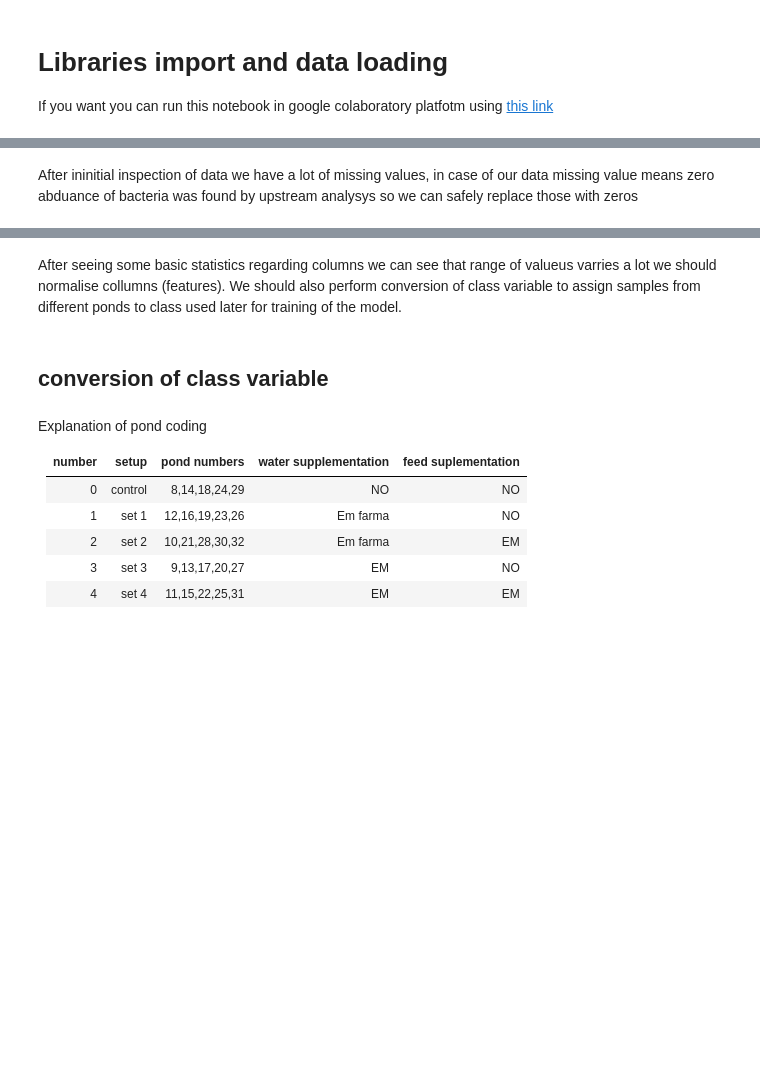
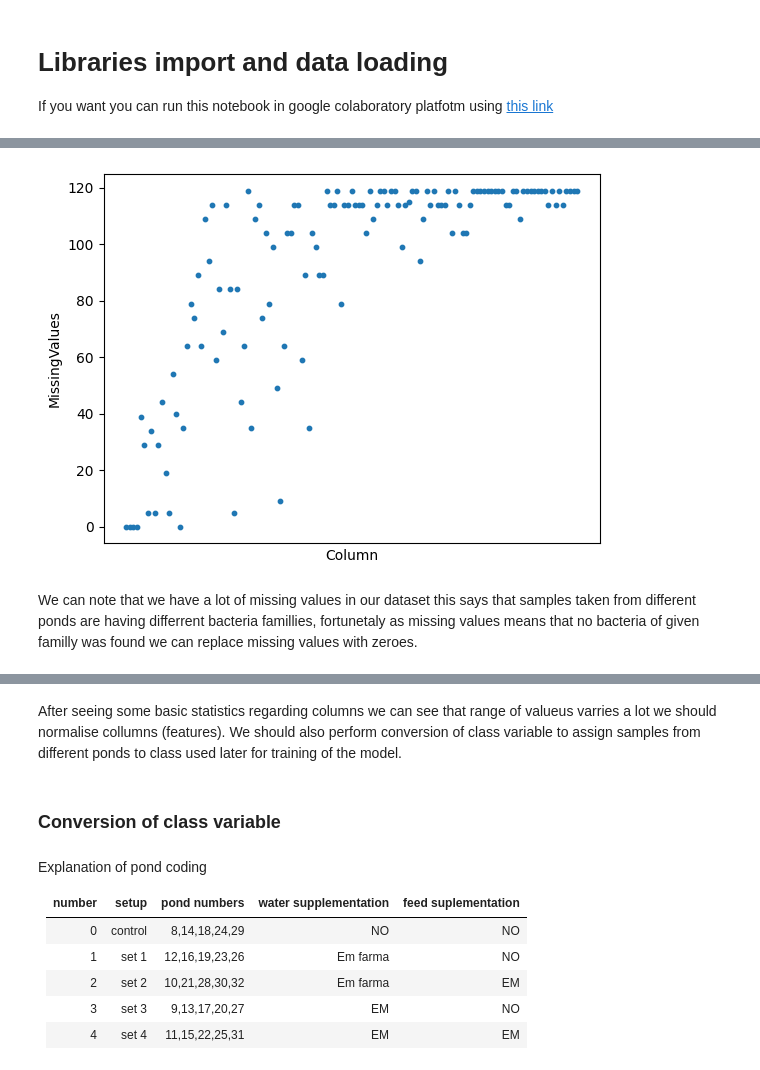
Before and after one commit to paq88/Fish_neural_network_classifier, a Jupyter notebook: Gut_analysis/Gut_1_FNN.ipynb, the cells around one changed output, grey strips where cells are left out. Cells and saved outputs as stored; diff of their text form; code cells hidden in the pictures; blank space fills up the shorter version.

```diff
--- a/Gut_analysis/Gut_1_FNN.ipynb
+++ b/Gut_analysis/Gut_1_FNN.ipynb
@@ -57,8 +57,8 @@ tf.random.set_seed(111)
 # %%
 # load data from github
 
-df = pd.read_csv('https://raw.githubusercontent.com/paq88/Neural_network_classifier/main/data/gut_full_feature_table.csv')
-print(df.shape)
-print(df.dtypes)
+df = pd.read_csv('https://raw.githubusercontent.com/paq88/Fish_neural_network_classifier/refs/heads/main/Gut_analysis/Data/Gut_bacteria_merged.csv')
+print(f"shape:{df.shape}")
+print(df.dtypes.value_counts())
 df.head()
 # %% [output]
@@ -66,5 +76,19 @@ HTTPError: HTTP Error 404: Not Found
+# %%
+
+
+missing_values = df.isna().sum().reset_index()
+missing_values.columns = ['Column', 'MissingValues']
+
+# Plotting the number of missing values
+ax = missing_values.plot(kind='scatter', x='Column', y='MissingValues', s=10)
+
+# Removing X-axis values
+ax.set_xticks([])
+plt.show()
+# %% [output]
+[figure, added]
 # %% [markdown]
-After ininitial inspection of data we have a lot of missing values, in case of our data missing value means zero abduance of bacteria was found by upstream analysys so we can safely replace those with zeros
+We can note that we have a lot of missing values in our dataset this says that samples taken from different ponds are having differrent bacteria famillies, fortunetaly as missing values means that no bacteria of given familly was found we can replace missing values with zeroes.
 # %%
 df = df.fillna(0)
 df.head()
@@ -93,7 +117,7 @@ df.describe()
 After seeing some basic statistics regarding columns we can see that range of valueus varries a lot we should normalise collumns (features).
 We should also perform conversion of class variable to assign samples from different ponds to class used later for training of the model.
 # %% [markdown]
-## conversion of class variable
+### Conversion of class variable
 # %% [markdown]
 Explanation of pond coding
 
```
Also changed, not shown: parts of 26 cells of this notebook, 1 other file.
